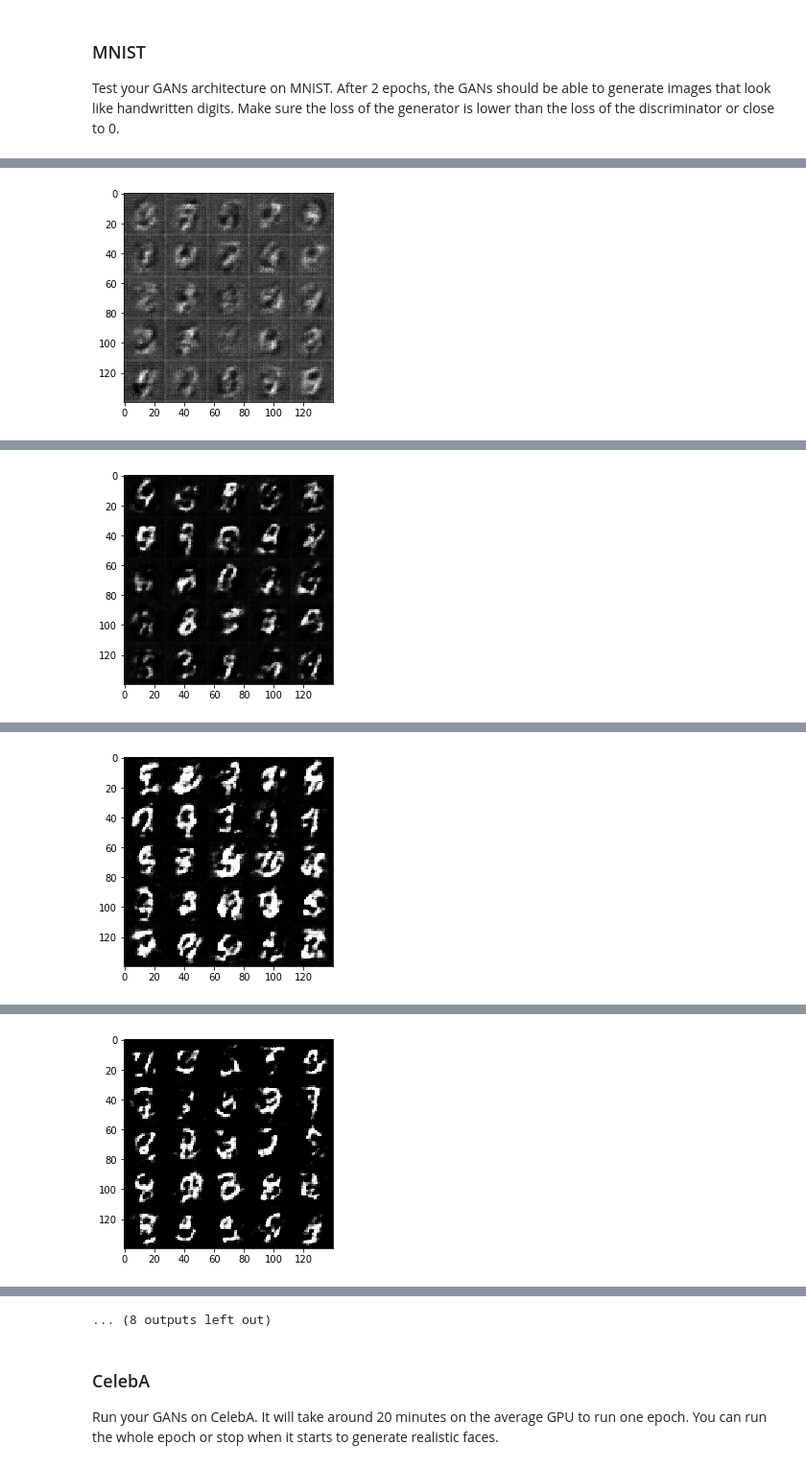
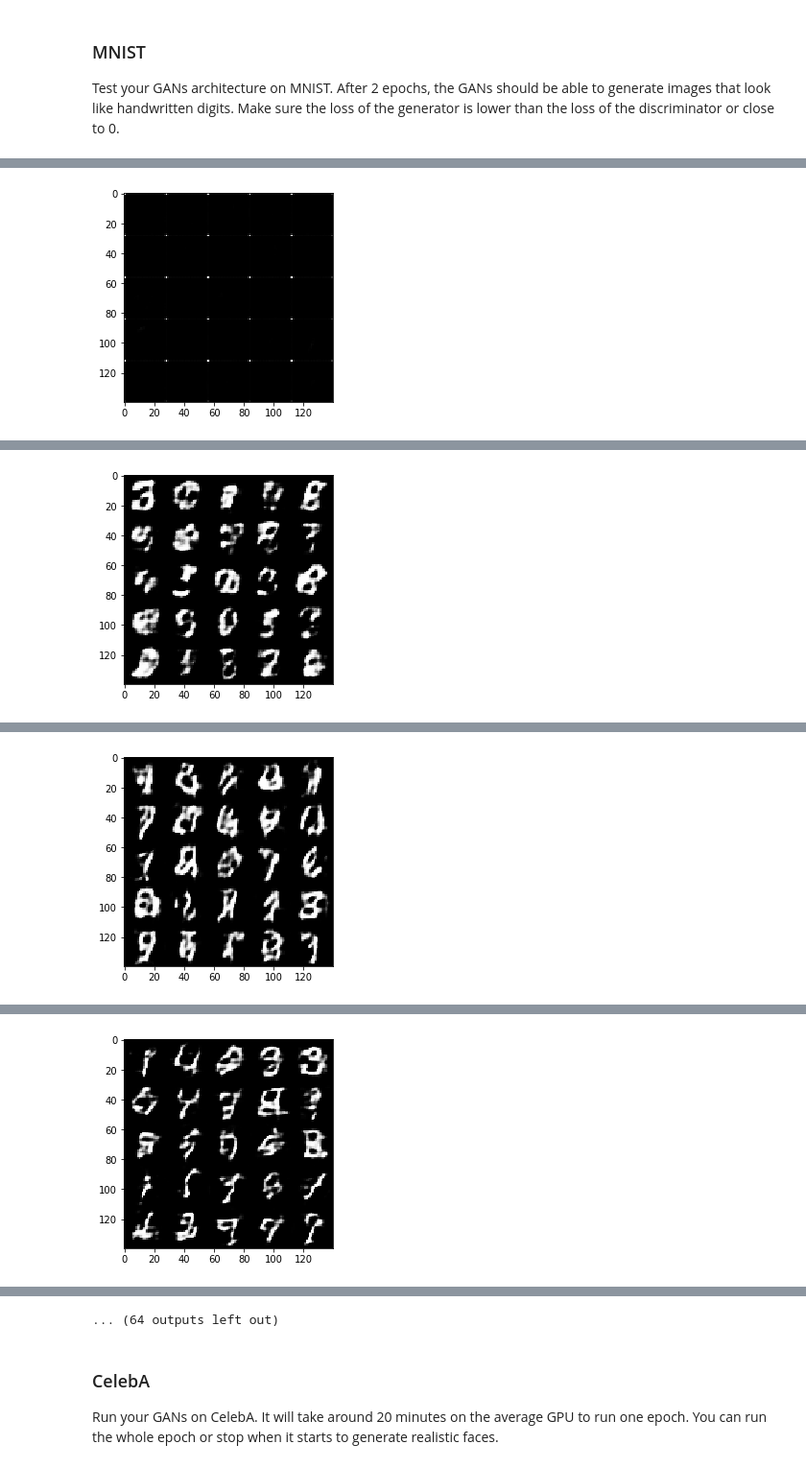
Before and after one commit to bleykher/deep-learning, a Jupyter notebook: face_generation/dlnd_face_generation.ipynb, the cells around one changed output, grey strips where cells are left out. Shown at 96% size. Cells and saved outputs as stored; diff of their text form; code cells hidden in the pictures.

```diff
--- a/face_generation/dlnd_face_generation.ipynb
+++ b/face_generation/dlnd_face_generation.ipynb
@@ -211,7 +233,7 @@ Implement `model_loss` to build the GANs for training and calculate the loss.  T
 - `discriminator(images, reuse=False)`
 - `generator(z, out_channel_dim, is_train=True)`
 # %%
-def model_loss(input_real, input_z, out_channel_dim, alpha=0.2):
+def model_loss(input_real, input_z, out_channel_dim, alpha=0.2, discriminator_keep_prob=0.8, generator_keep_prob=0.5):
     """
     Get the loss for the discriminator and generator
     :param input_real: Images from the real dataset
@@ -219,12 +241,12 @@ def model_loss(input_real, input_z, out_channel_dim, alpha=0.2):
     :param out_channel_dim: The number of channels in the output image
     :return: A tuple of (discriminator loss, generator loss)
     """
-    g_model = generator(input_z, out_channel_dim, alpha=alpha)
-    d_model_real, d_logits_real = discriminator(input_real, alpha=alpha)
-    d_model_fake, d_logits_fake = discriminator(g_model, reuse=True, alpha=alpha)
+    g_model = generator(input_z, out_channel_dim, alpha=alpha, keep_prob=generator_keep_prob)
+    d_model_real, d_logits_real = discriminator(input_real, alpha=alpha, keep_prob=discriminator_keep_prob)
+    d_model_fake, d_logits_fake = discriminator(g_model, reuse=True, alpha=alpha, keep_prob=discriminator_keep_prob)
 
     d_loss_real = tf.reduce_mean(
-        tf.nn.sigmoid_cross_entropy_with_logits(logits=d_logits_real, labels=tf.ones_like(d_model_real)))
+        tf.nn.sigmoid_cross_entropy_with_logits(logits=d_logits_real, labels=tf.ones_like(d_model_real) * 0.9))
     d_loss_fake = tf.reduce_mean(
         tf.nn.sigmoid_cross_entropy_with_logits(logits=d_logits_fake, labels=tf.zeros_like(d_model_fake)))
     g_loss = tf.reduce_mean(
@@ -293,7 +315,7 @@ def show_generator_output(sess, n_images, input_z, out_channel_dim, image_mode):
     example_z = np.random.uniform(-1, 1, size=[n_images, z_dim])
 
     samples = sess.run(
-        generator(input_z, out_channel_dim, False),
+        generator(input_z, out_channel_dim, False, keep_prob = 1.0),
         feed_dict={input_z: example_z})
 
     images_grid = helper.images_square_grid(samples, image_mode)
@@ -324,9 +346,12 @@ def train(epoch_count, batch_size, z_dim, learning_rate, beta1, get_batches, dat
 
     total_images, image_width, image_height, image_channels = data_shape
 
+
     # Build network
     real_inputs, z_inputs, lr = model_inputs(image_width, image_height, image_channels, z_dim)
-    d_loss, g_loss = model_loss(real_inputs, z_inputs, image_channels, alpha=alpha)
+    discriminator_keep_prob = tf.placeholder(tf.float32, name='keep_prob')
+    generator_keep_prob = tf.placeholder(tf.float32, name='keep_prob')
+    d_loss, g_loss = model_loss(real_inputs, z_inputs, image_channels, alpha, discriminator_keep_prob, generator_keep_prob)
 
     d_opt, g_opt = model_opt(d_loss, g_loss, lr, beta1)
 
@@ -342,13 +367,18 @@ def train(epoch_count, batch_size, z_dim, learning_rate, beta1, get_batches, dat
 
                 # Run optimizers
                 _ = sess.run(d_opt,
-                             feed_dict={real_inputs: images_input, z_inputs: batch_z, lr: learning_rate})
+                             feed_dict={real_inputs: images_input, z_inputs: batch_z, lr: learning_rate, discriminator_keep_prob:0.8, generator_keep_prob:0.5})
+
+                # Run the optimization for the generator twice to make sure that the discriminator
+                # loss does not go to zero.
                 _ = sess.run(g_opt,
-                             feed_dict={z_inputs: batch_z, real_inputs: images_input, lr: learning_rate})
+                             feed_dict={z_inputs: batch_z, real_inputs: images_input, lr: learning_rate, discriminator_keep_prob:0.8, generator_keep_prob:0.5})
+                _ = sess.run(g_opt,
+                             feed_dict={z_inputs: batch_z, real_inputs: images_input, lr: learning_rate, discriminator_keep_prob:0.8, generator_keep_prob:0.5})
 
                 if n_batches % print_every == 0:
-                    train_loss_d = d_loss.eval({z_inputs: batch_z, real_inputs: images_input})
-                    train_loss_g = g_loss.eval({z_inputs: batch_z})
+                    train_loss_d = d_loss.eval({z_inputs: batch_z, real_inputs: images_input, discriminator_keep_prob:1.0, generator_keep_prob:1.0})
+                    train_loss_g = g_loss.eval({z_inputs: batch_z, discriminator_keep_prob:1.0, generator_keep_prob:1.0})
 
                     print("Epoch {}/{}...".format(epoch_i + 1, epochs),
                           "Discriminator Loss: {:.4f}...".format(train_loss_d),
@@ -361,7 +391,7 @@ def train(epoch_count, batch_size, z_dim, learning_rate, beta1, get_batches, dat
 ### MNIST
 Test your GANs architecture on MNIST.  After 2 epochs, the GANs should be able to generate images that look like handwritten digits.  Make sure the loss of the generator is lower than the loss of the discriminator or close to 0.
 # %%
-batch_size = 128
+batch_size = 32
 z_dim = 128
 learning_rate = 0.0002
 beta1 = 0.5
@@ -390 +420 @@ Epoch 1/2... Discriminator Loss: 1.4777... Generator Loss: 0.5536
-[figure, old version]
+[figure, new version]
@@ -401 +431 @@ Epoch 1/2... Discriminator Loss: 1.2482... Generator Loss: 0.7555
-[figure, old version]
+[figure, new version]
@@ -412 +442 @@ Epoch 1/2... Discriminator Loss: 1.1073... Generator Loss: 0.8580
-[figure, old version]
+[figure, new version]
@@ -423 +453 @@ Epoch 1/2... Discriminator Loss: 1.1207... Generator Loss: 0.7976
-[figure, old version]
+[figure, new version]
@@ -446,4 +476,4 @@ Epoch 2/2... Discriminator Loss: 1.2302... Generator Loss: 0.9745
-... (8 outputs left out)
+... (64 outputs left out)
 # %% [markdown]
 ### CelebA
 Run your GANs on CelebA.  It will take around 20 minutes on the average GPU to run one epoch.  You can run the whole epoch or stop when it starts to generate realistic faces.
```
Also changed, not shown: parts of 4 cells of this notebook.
